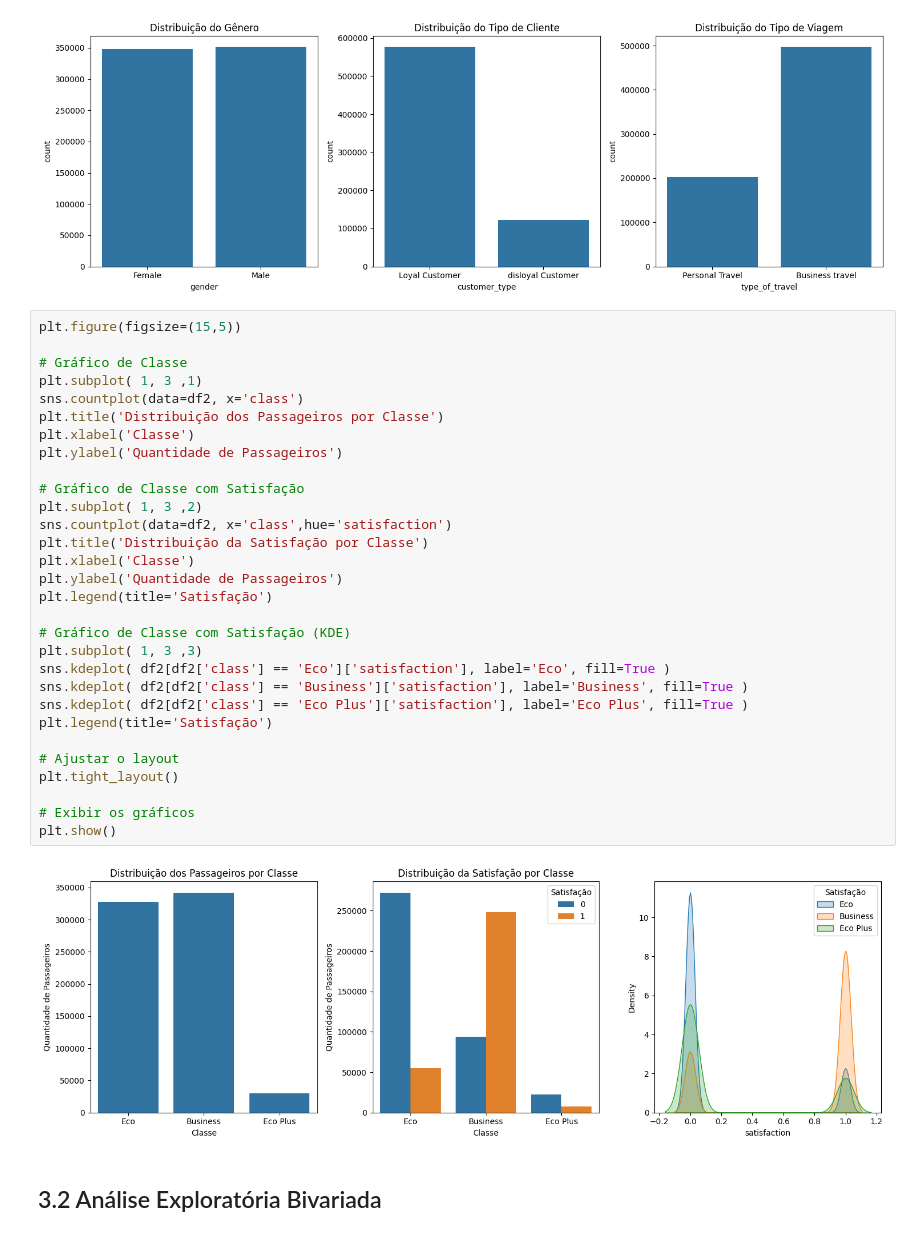
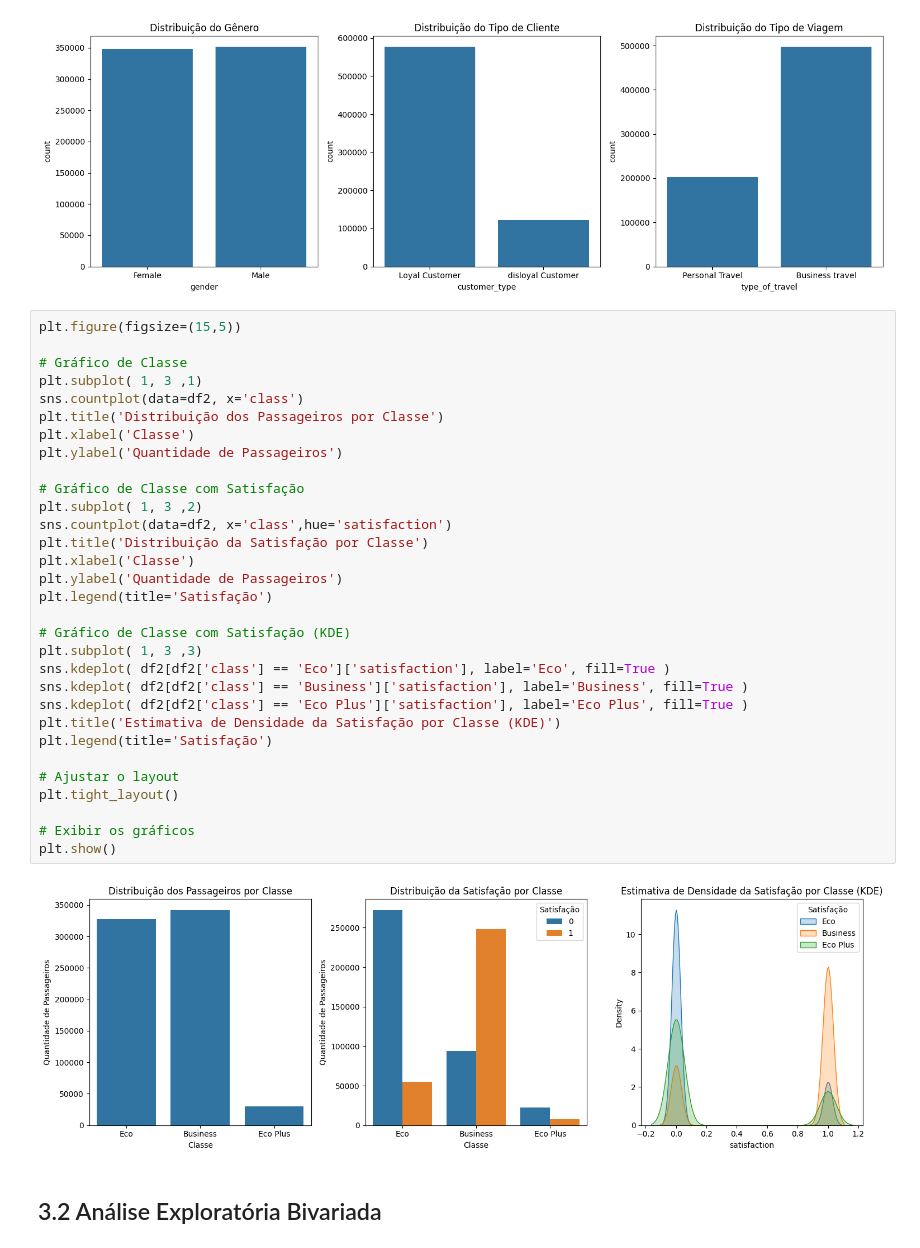
Before and after one commit to Data-Projects1/airline_satisfaction, a Jupyter notebook: notebooks/02.analise_satisf-validacao_hipoteses.ipynb, the cells around one changed output. Saved outputs shown, nothing was run; the diff lists cells and outputs as text.

Commit message:
Atualização do gráfico de Classe KDE

```diff
--- a/notebooks/02.analise_satisf-validacao_hipoteses.ipynb
+++ b/notebooks/02.analise_satisf-validacao_hipoteses.ipynb
@@ -582,34 +582,35 @@ plt.show()
 plt.figure(figsize=(15,5))
 
 # Gráfico de Classe
 plt.subplot( 1, 3 ,1)
 sns.countplot(data=df2, x='class')
 plt.title('Distribuição dos Passageiros por Classe')
 plt.xlabel('Classe')
 plt.ylabel('Quantidade de Passageiros')
 
 # Gráfico de Classe com Satisfação
 plt.subplot( 1, 3 ,2)
 sns.countplot(data=df2, x='class',hue='satisfaction')
 plt.title('Distribuição da Satisfação por Classe')
 plt.xlabel('Classe')
 plt.ylabel('Quantidade de Passageiros')
 plt.legend(title='Satisfação')
 
 # Gráfico de Classe com Satisfação (KDE)
 plt.subplot( 1, 3 ,3)
 sns.kdeplot( df2[df2['class'] == 'Eco']['satisfaction'], label='Eco', fill=True )
 sns.kdeplot( df2[df2['class'] == 'Business']['satisfaction'], label='Business', fill=True )
 sns.kdeplot( df2[df2['class'] == 'Eco Plus']['satisfaction'], label='Eco Plus', fill=True )
+plt.title('Estimativa de Densidade da Satisfação por Classe (KDE)')
 plt.legend(title='Satisfação')
 
 # Ajustar o layout
 plt.tight_layout()
 
 # Exibir os gráficos
 plt.show()
 # %% [output]
-[figure, old version]
+[figure, new version]
 # %% [markdown]
 ## 3.2 Análise Exploratória Bivariada
 # %% [markdown]
```
Also changed, not shown: parts of 4 cells of this notebook.
